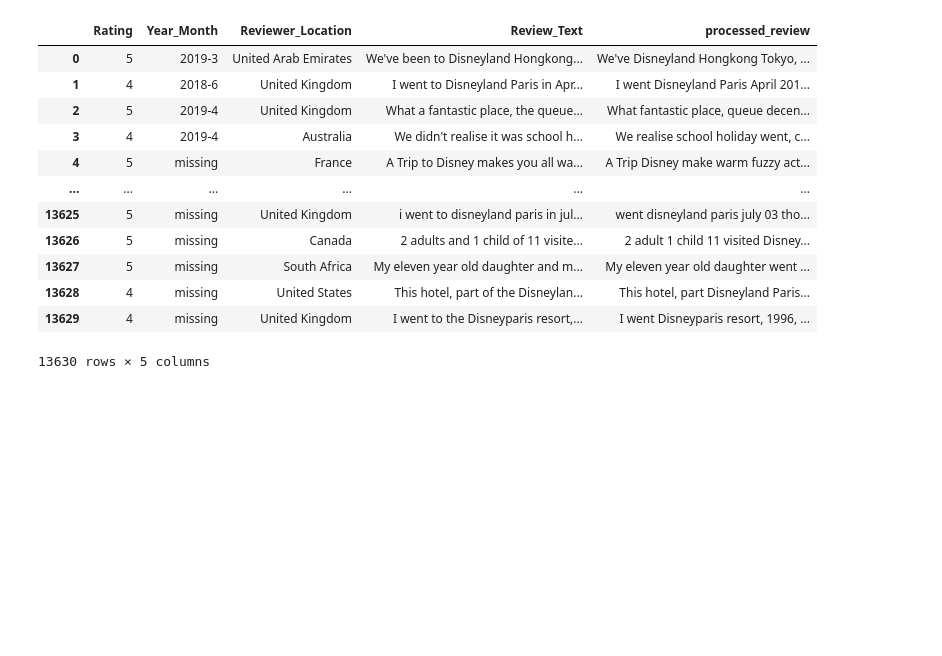
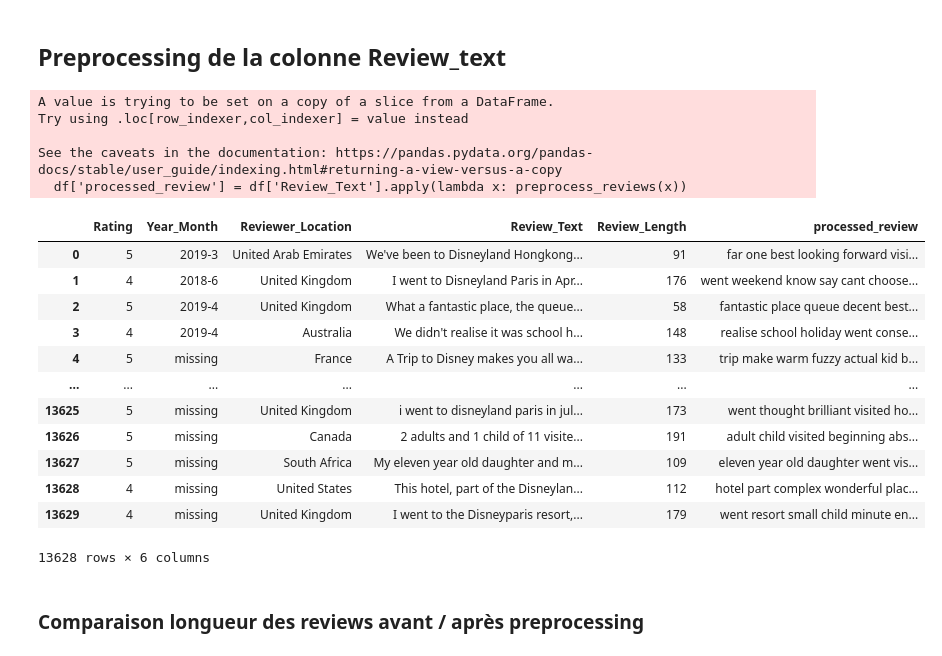
Before and after one commit to FelitaD/Reviews, a Jupyter notebook: reviews_naive.ipynb, the cells around one changed output. Cells and saved outputs as stored; diff of their text form; code cells hidden in the pictures; blank space fills up the shorter version.

```diff
--- a/reviews_naive.ipynb
+++ b/reviews_naive.ipynb
@@ -24,7 +60,0 @@ True
-# %%
-def preprocess_reviews(review, custom_stopwords):
-    preprocessed_review = review
-    preprocessed_review.replace('[^\w\s]', '') # remove whitespace at the beginning of the review
-    preprocessed_review = ' '.join(word for word in preprocessed_review.split() if word not in stop_words)
-    preprocessed_review = ' '.join(Word(word).lemmatize() for word in preprocessed_review.split())
-    return preprocessed_review
@@ -30,0 +83,5 @@ def preprocess_reviews(review, custom_stopwords):
+# %%
+df['Review_Length'] = df['Review_Text'].str.split().map(lambda x: len(x))
+# Suppression des reviews bizarres
+df = df[df['Review_Length'] > 5]
+df.sort_values(by='Review_Length', axis=0, ascending=True)
@@ -31,17 +118,51 @@ def preprocess_reviews(review, custom_stopwords):
+# %% [markdown]
+## Preprocessing de la colonne Review_text
+# %%
+WordLemm = WordNetLemmatizer()
+EnglishDict = enchant.Dict("en")
+
+def preprocess_reviews(review):
+    # print('Unprocessed review: \n', review, '\n')
+    review = review.replace('[^\w\s]', '')
+    # print('Removing leading whitespace: \n', review, '\n')
+    review = review.translate(str.maketrans("","",string.punctuation))
+    # print('Removing punctuation: \n', review, '\n')
+    review = re.sub('[\d]', '', review)
+    # print('Removing digits: \n', review, '\n')
+    review = review.lower()
+    # print('Lowercasing: \n', review, '\n')
+    tokens = word_tokenize(review)
+    # print('Tokenising: \n', tokens, '\n')
+    tokens = [token for token in tokens if token not in stop_words]
+    # print('Removing stopwords: \n', tokens, '\n')
+    tokens = [WordLemm.lemmatize(token) for token in tokens if len(token) > 2]
+    # print('Lemmatising and keeping words more than 2 letters: \n', tokens, '\n')
+    tokens = [token for token in tokens if EnglishDict.check(token)]
+    # print('Keeping well written words: \n', tokens, '\n')
+    processed_review = ' '.join(tokens)
+    # print('Processed review: \n', processed_review, '\n')
+    return processed_review
 # %%
-df['processed_review'] = df['Review_Text'].apply(lambda x: preprocess_reviews(x, custom_stop_words))
+df['processed_review'] = df['Review_Text'].apply(lambda x: preprocess_reviews(x))
 df
 # %% [output]
+A value is trying to be set on a copy of a slice from a DataFrame.
+Try using .loc[row_indexer,col_indexer] = value instead
+
+See the caveats in the documentation: https://pandas.pydata.org/pandas-docs/stable/user_guide/indexing.html#returning-a-view-versus-a-copy
+  df['processed_review'] = df['Review_Text'].apply(lambda x: preprocess_reviews(x))
-|  | Rating | Year_Month | Reviewer_Location | Review_Text | processed_review |
-| 0 | 5 | 2019-3 | United Arab Emirates | We've been to Disneyland Hongkong... | We've Disneyland Hongkong Tokyo, ... |
-| 1 | 4 | 2018-6 | United Kingdom | I went to Disneyland Paris in Apr... | I went Disneyland Paris April 201... |
-| 2 | 5 | 2019-4 | United Kingdom | What a fantastic place, the queue... | What fantastic place, queue decen... |
-| 3 | 4 | 2019-4 | Australia | We didn't realise it was school h... | We realise school holiday went, c... |
-| 4 | 5 | missing | France | A Trip to Disney makes you all wa... | A Trip Disney make warm fuzzy act... |
-| ... | ... | ... | ... | ... | ... |
-| 13625 | 5 | missing | United Kingdom | i went to disneyland paris in jul... | went disneyland paris july 03 tho... |
-| 13626 | 5 | missing | Canada | 2 adults and 1 child of 11 visite... | 2 adult 1 child 11 visited Disney... |
-| 13627 | 5 | missing | South Africa | My eleven year old daughter and m... | My eleven year old daughter went ... |
-| 13628 | 4 | missing | United States | This hotel, part of the Disneylan... | This hotel, part Disneyland Paris... |
-| 13629 | 4 | missing | United Kingdom | I went to the Disneyparis resort,... | I went Disneyparis resort, 1996, ... |
+|  | Rating | Year_Month | Reviewer_Location | Review_Text | Review_Length | processed_review |
+| 0 | 5 | 2019-3 | United Arab Emirates | We've been to Disneyland Hongkong... | 91 | far one best looking forward visi... |
+| 1 | 4 | 2018-6 | United Kingdom | I went to Disneyland Paris in Apr... | 176 | went weekend know say cant choose... |
+| 2 | 5 | 2019-4 | United Kingdom | What a fantastic place, the queue... | 58 | fantastic place queue decent best... |
+| 3 | 4 | 2019-4 | Australia | We didn't realise it was school h... | 148 | realise school holiday went conse... |
+| 4 | 5 | missing | France | A Trip to Disney makes you all wa... | 133 | trip make warm fuzzy actual kid b... |
+| ... | ... | ... | ... | ... | ... | ... |
+| 13625 | 5 | missing | United Kingdom | i went to disneyland paris in jul... | 173 | went thought brilliant visited ho... |
+| 13626 | 5 | missing | Canada | 2 adults and 1 child of 11 visite... | 191 | adult child visited beginning abs... |
+| 13627 | 5 | missing | South Africa | My eleven year old daughter and m... | 109 | eleven year old daughter went vis... |
+| 13628 | 4 | missing | United States | This hotel, part of the Disneylan... | 112 | hotel part complex wonderful plac... |
+| 13629 | 4 | missing | United Kingdom | I went to the Disneyparis resort,... | 179 | went resort small child minute en... |
-13630 rows × 5 columns
+13628 rows × 6 columns
+# %% [markdown]
+### Comparaison longueur des reviews avant / après preprocessing
```
Also changed, not shown: parts of 68 cells of this notebook, 16 other files.
